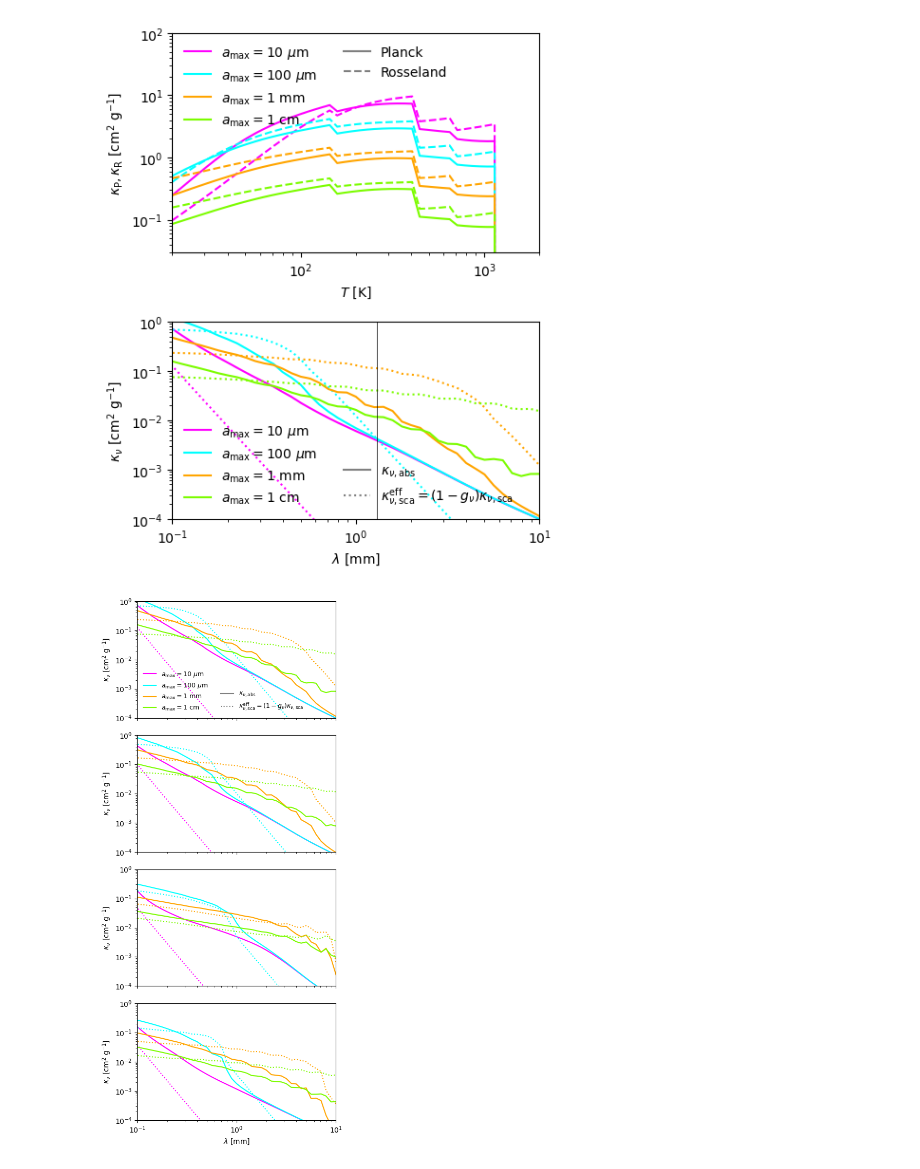
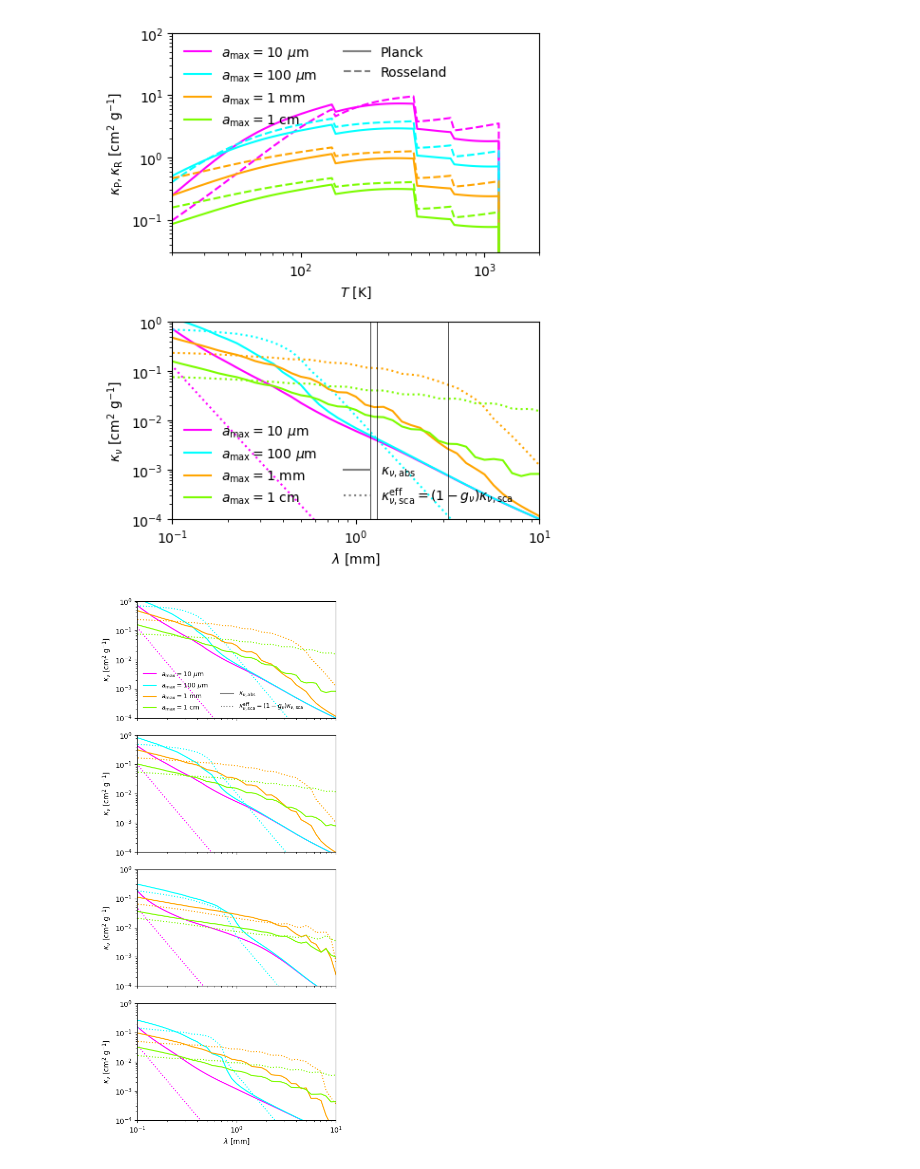
Before and after one commit to hyp0515/Disk_Model_line_rt, a Jupyter notebook: example/diff_amax_dust_opacity/compare.ipynb, the cells around one changed output. Saved outputs shown, nothing was run; the diff lists cells and outputs as text; code cells hidden in the pictures.

```diff
--- a/example/diff_amax_dust_opacity/compare.ipynb
+++ b/example/diff_amax_dust_opacity/compare.ipynb
@@ -58,34 +58,36 @@ plt.legend(
     r'Planck',
     r'Rosseland',
     '',''],
     frameon=False, loc=2, ncol=2, fontsize=10,
 )
 
 plt.sca(ax[1])
 plt.plot([],[],ls='None')
 plt.plot([],[],ls='None')
 plt.plot([],[],'grey')
 plt.plot([],[],'grey',ls=':')
 # plt.plot([0.087, 0.087],plt.ylim(),'k',lw=0.5)
 plt.plot([1.3, 1.3],plt.ylim(),'k',lw=0.5)
+plt.plot([1.2, 1.2],plt.ylim(),'k',lw=0.5)
+plt.plot([3.155, 3.155],plt.ylim(),'k',lw=0.5)
 plt.legend(
     [r'$a_{\rm max}=10~\mu$m',
     r'$a_{\rm max}=100~\mu$m',
     r'$a_{\rm max}=1~$mm',
     r'$a_{\rm max}=1~$cm',
     '','',
     r'$\kappa_{\nu,\rm abs}$',
     r'$\kappa_{\nu,\rm sca}^{\rm eff} = (1-g_{\nu})\kappa_{\nu,\rm sca}$',
     ],
     frameon=False, fontsize=10, ncol=2,
 )
 
 plt.tight_layout()
 plt.savefig('opacity.pdf', transparent=True)
 plt.show()
 plt.close('all')
 # %% [output]
-[figure, old version]
+[figure, new version]
 # %%
 def plot_dif_t_regime(ax, opacity, **kwargs):
     lam = opacity['lam'] * 10 # wavelenght in mm
```
Also changed, not shown: parts of 2 cells of this notebook, 24 other files.
